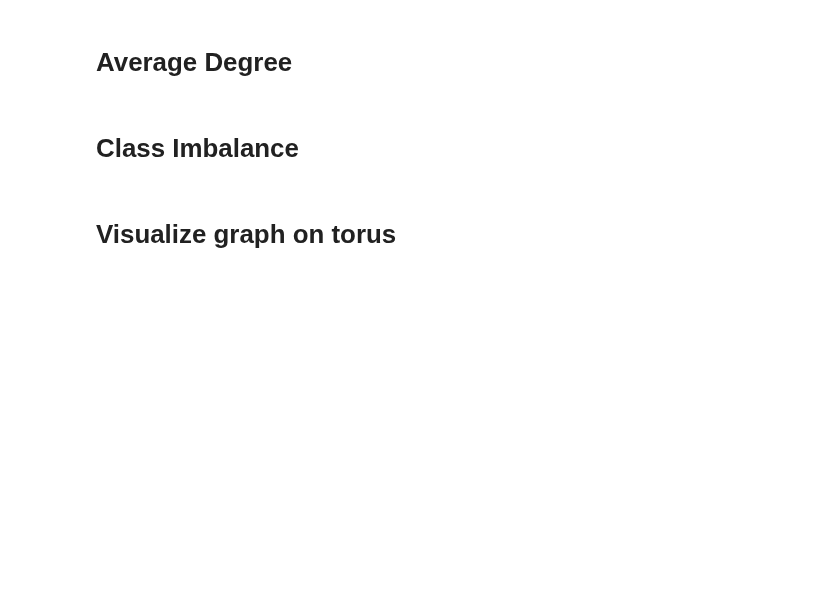
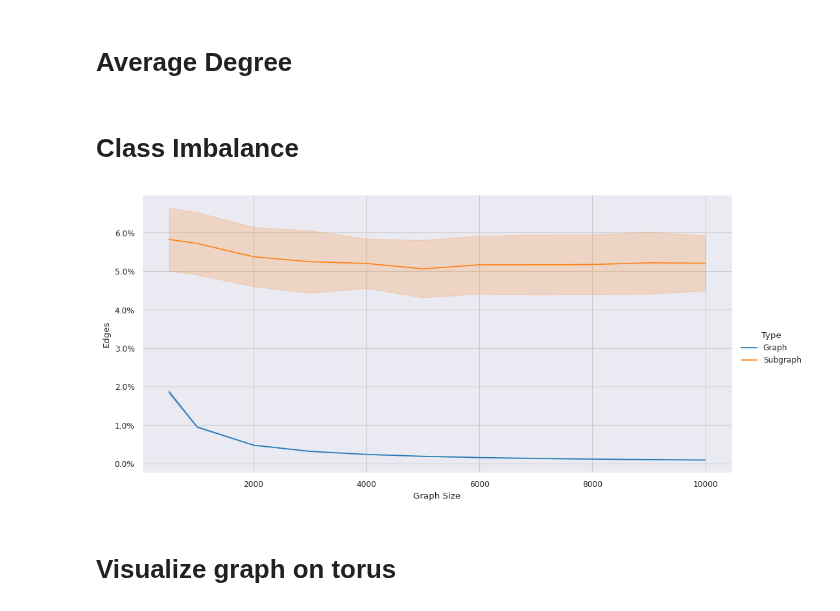
Before and after one commit to HydrofinLoewenherz/embedding-eval-framework, a Jupyter notebook: notebooks/graphs.ipynb, the cells around one changed output. Cells and saved outputs as stored; diff of their text form; code cells hidden in the pictures; blank space fills up the shorter version.

Commit message:
improve class imbalance plot

```diff
--- a/notebooks/graphs.ipynb
+++ b/notebooks/graphs.ipynb
@@ -146,16 +166,21 @@ for r, args in enumerate(tqdm(args_list)):
     result.to_csv(f"./out/class_imbalance.csv.zip", index=False, compression=dict(method='zip', archive_name=f"data.csv"))
 # %%
 g = sns.relplot(
-    data=result.assign(Type=result["type"].map({"graph": "Graph", "sub": "Subgraph"})),
+    data=result
+        .assign(Type=result["type"].map({"graph": "Graph", "sub": "Subgraph"})),
     x="graph_size",
     y="edge_imbalance",
     hue="Type",
     kind="line",
     errorbar="sd",
+    aspect=2,
 )
-g.set_axis_labels("Graph Size [#]", "Edges [%]")
+g.set_axis_labels("Graph Size", "Edges")
+g.ax.yaxis.set_major_formatter(PercentFormatter(1))
 
 g.fig.savefig('./out/class_imbalance.pdf')
+# %% [output]
+[figure, added]
 # %% [markdown]
 # Visualize graph on torus
 # %%
```
Also changed, not shown: parts of 6 cells of this notebook, 3 other files.
